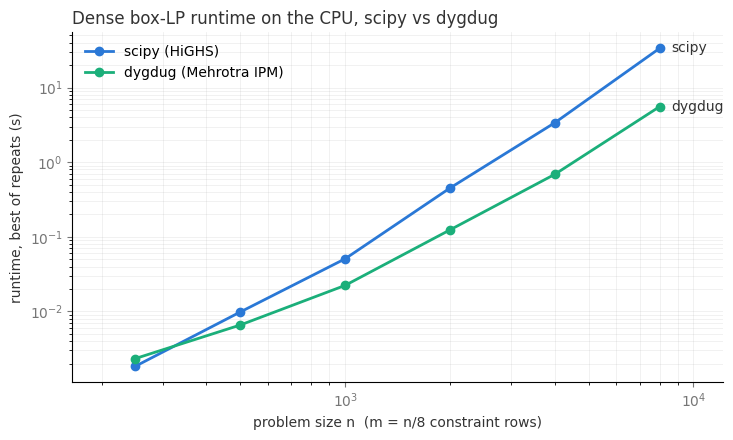
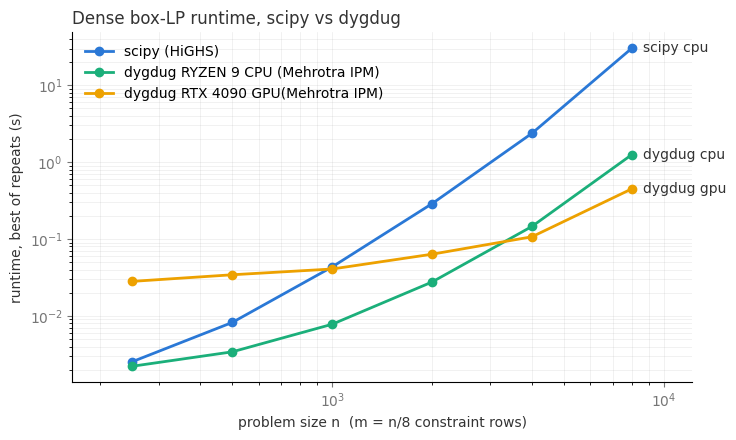
The notebook cell's code change between the first figure and the second:
--- before
+++ after
@@ -1,17 +1,26 @@
 # Colors: validated categorical palette, slots 1-2 (colorblind-safe pair).
-C_SCIPY, C_DYGDUG = "#2a78d6", "#1baf7a"
+C_SCIPY, C_DYGDUG, G_DYGDUG = "#2a78d6", "#1baf7a", "#eda100"
 INK, MUTED = "#333333", "#767676"
 
 n_arr = np.array([r[0] for r in rows], dtype=float)
 t_scipy = np.array([r[1] for r in rows])
-t_dygdug = np.array([r[2] for r in rows])
+t_dygdug_cpu = np.array([r[2] for r in rows])
+t_dygdug_gpu = np.array([r[3] for r in rows])
+
+if hasattr(n_arr, "get"):
+    n_arr = n_arr.get()
+    t_scipy = t_scipy.get()
+    t_dygdug_cpu = t_dygdug_cpu.get()
+    t_dygdug_gpu = t_dygdug_gpu.get()
 
 fig, ax = plt.subplots(figsize=(7.5, 4.5))
 ax.plot(n_arr, t_scipy, "-o", color=C_SCIPY, lw=2, ms=6, label="scipy (HiGHS)")
-ax.plot(n_arr, t_dygdug, "-o", color=C_DYGDUG, lw=2, ms=6,
-        label="dygdug (Mehrotra IPM)")
+ax.plot(n_arr, t_dygdug_cpu, "-o", color=C_DYGDUG, lw=2, ms=6,
+        label="dygdug RYZEN 9 CPU (Mehrotra IPM)")
+ax.plot(n_arr, t_dygdug_gpu, "-o", color=G_DYGDUG, lw=2, ms=6,
+        label="dygdug RTX 4090 GPU(Mehrotra IPM)")
 
 # Direct labels at the line ends, in ink rather than series color.
-for t, name in [(t_scipy, "scipy"), (t_dygdug, "dygdug")]:
+for t, name in [(t_scipy, "scipy cpu"), (t_dygdug_cpu, "dygdug cpu"), (t_dygdug_gpu, "dygdug gpu")]:
     ax.annotate(name, (n_arr[-1], t[-1]), xytext=(8, 0),
                 textcoords="offset points", va="center", color=INK, fontsize=10)
@@ -21,5 +30,5 @@
 ax.set_xlabel("problem size n  (m = n/8 constraint rows)", color=INK)
 ax.set_ylabel("runtime, best of repeats (s)", color=INK)
-ax.set_title("Dense box-LP runtime on the CPU, scipy vs dygdug",
+ax.set_title("Dense box-LP runtime, scipy vs dygdug",
              color=INK, loc="left")
 ax.grid(True, which="both", alpha=0.25, lw=0.5)

Commit: Updates using linear programming on GPUs with Mehrotra